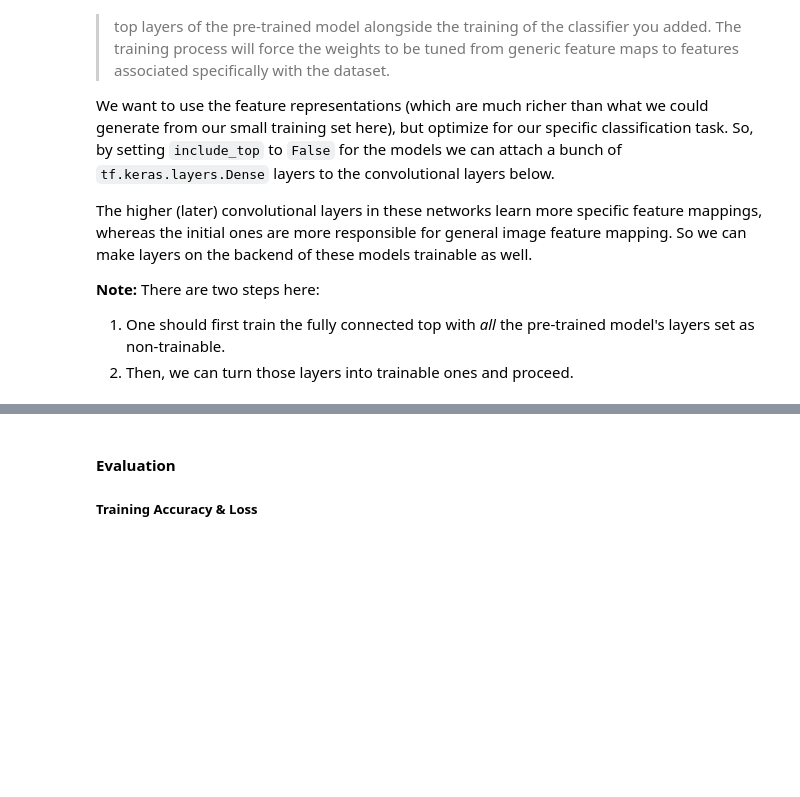
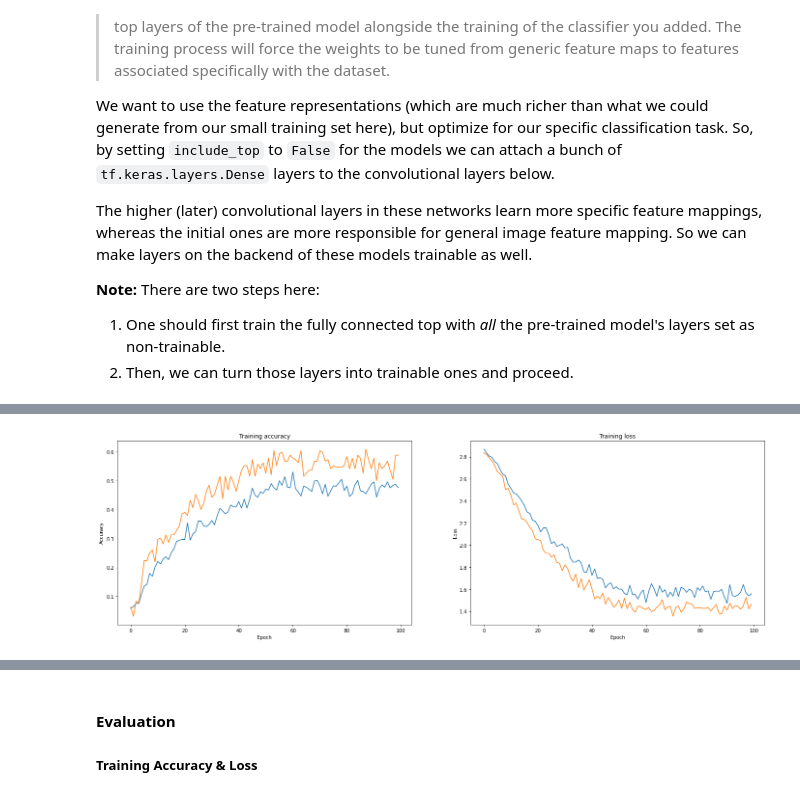
Before and after one commit to tduffy000/deep-learning-group, a Jupyter notebook: notebooks/Random_Search.ipynb, the cells around one changed output, grey strips where cells are left out. Saved outputs shown, nothing was run; the diff lists cells and outputs as text; code cells hidden in the pictures; blank space fills up the shorter version.

Commit message:
include VGG pre-trained stub

```diff
--- a/notebooks/Random_Search.ipynb
+++ b/notebooks/Random_Search.ipynb
@@ -334,3 +352,3 @@ def generate_tl_network(
 # %%
-vgg_base_model = tf.keras.applications.VGG16(include_top=False)
+vgg_base_model = tf.keras.applications.VGG16(include_top=False, input_shape=im_shape)
 len(vgg_base_model.layers)
@@ -339,0 +359,24 @@ vgg_tl_model = generate_tl_network(3, 64, n_labels, vgg_base_model, 0.2)
+# %%
+vgg_models, vgg_results = [], []
+
+for i in range(N_TL_MODELS):
+
+    n_fc_layers = random.choice(TL_DENSE_LAYERS)
+    n_fc_nodes = [ random.choice(TL_DENSE_NODES) for _ in range(n_fc_layers) ]
+    print(f'Setup model with {n_fc_layers} layers: {n_fc_nodes}')
+    m = generate_tl_network(n_fc_layers, n_fc_nodes, n_labels, vgg_base_model, 0.2)
+    m.compile(tf.keras.optimizers.RMSprop(lr=0.0001), loss='sparse_categorical_crossentropy', metrics=['accuracy'])
+    vgg_models.append(m)
+
+    r = m.fit(
+        train_gen.flow(X_train, y_train, batch_size=BATCH_SIZE, subset='training'),
+        steps_per_epoch = (X_train.shape[0] * (1 - TEST_SET_SIZE - VALIDATION_SET_SIZE)) // BATCH_SIZE,
+        epochs=EPOCHS,
+        verbose=0,
+        callbacks = [tf.keras.callbacks.LearningRateScheduler(decay_alpha_tl)],
+        validation_data=train_gen.flow(X_train, y_train, batch_size=BATCH_SIZE, subset='validation'),
+        validation_steps=(X_train.shape[0] * VALIDATION_SET_SIZE) // BATCH_SIZE
+    )
+    print(f'Finished training model: {i + 1}')
+    m.evaluate(X_test, y_test, batch_size=16)
+    vgg_results.append(r)
@@ -339,0 +399,17 @@ vgg_tl_model = generate_tl_network(3, 64, n_labels, vgg_base_model, 0.2)
+# %%
+best_model_idx = 4
+best_model_results = vgg_results[best_model_idx]
+# %%
+fig, (ax1, ax2) = plt.subplots(1,2, figsize=(24,7))
+ax1.plot(best_model_results.history['accuracy'])
+ax1.plot(best_model_results.history['val_accuracy'])
+ax1.set_title('Training accuracy')
+ax1.set_ylabel('Accuracy')
+ax1.set_xlabel('Epoch')
+ax2.plot(best_model_results.history['loss'])
+ax2.set_title('Training loss')
+ax2.set_ylabel('Loss')
+ax2.set_xlabel('Epoch')
+_ = ax2.plot(best_model_results.history['val_loss'])
+# %% [output]
+[figure, added]
```
Also changed, not shown: parts of 25 cells of this notebook.
